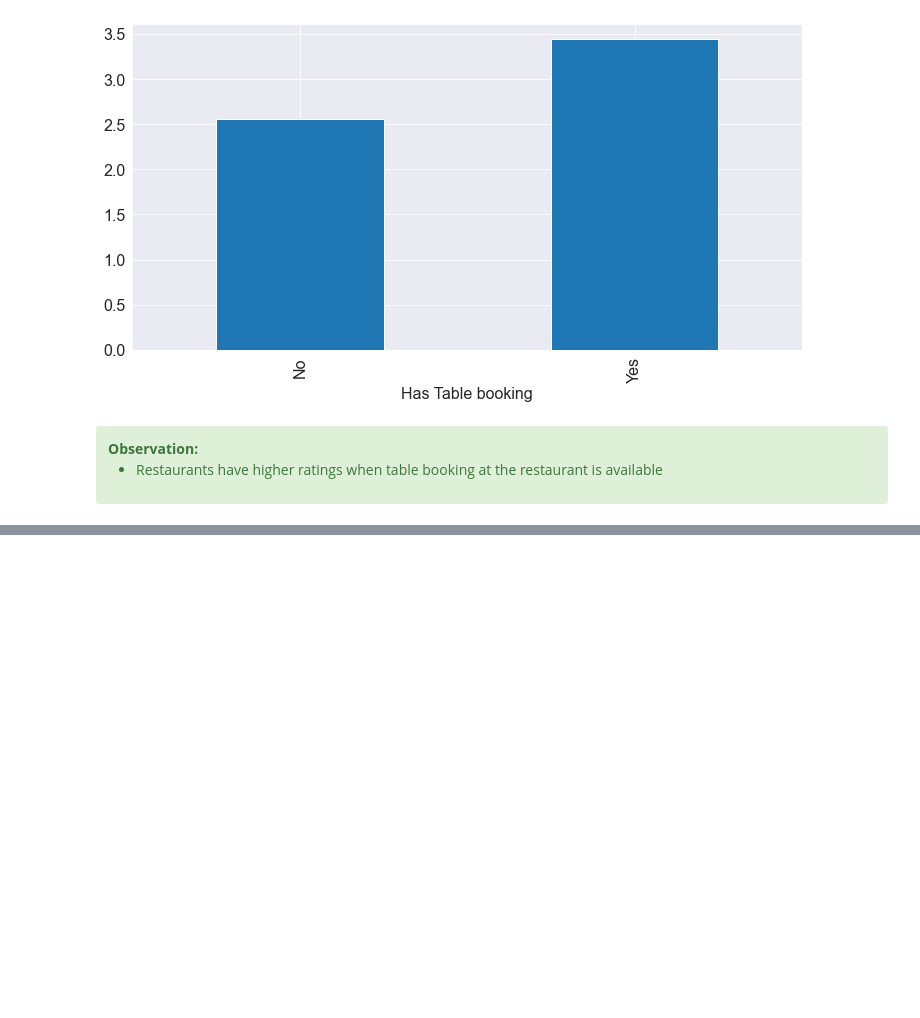
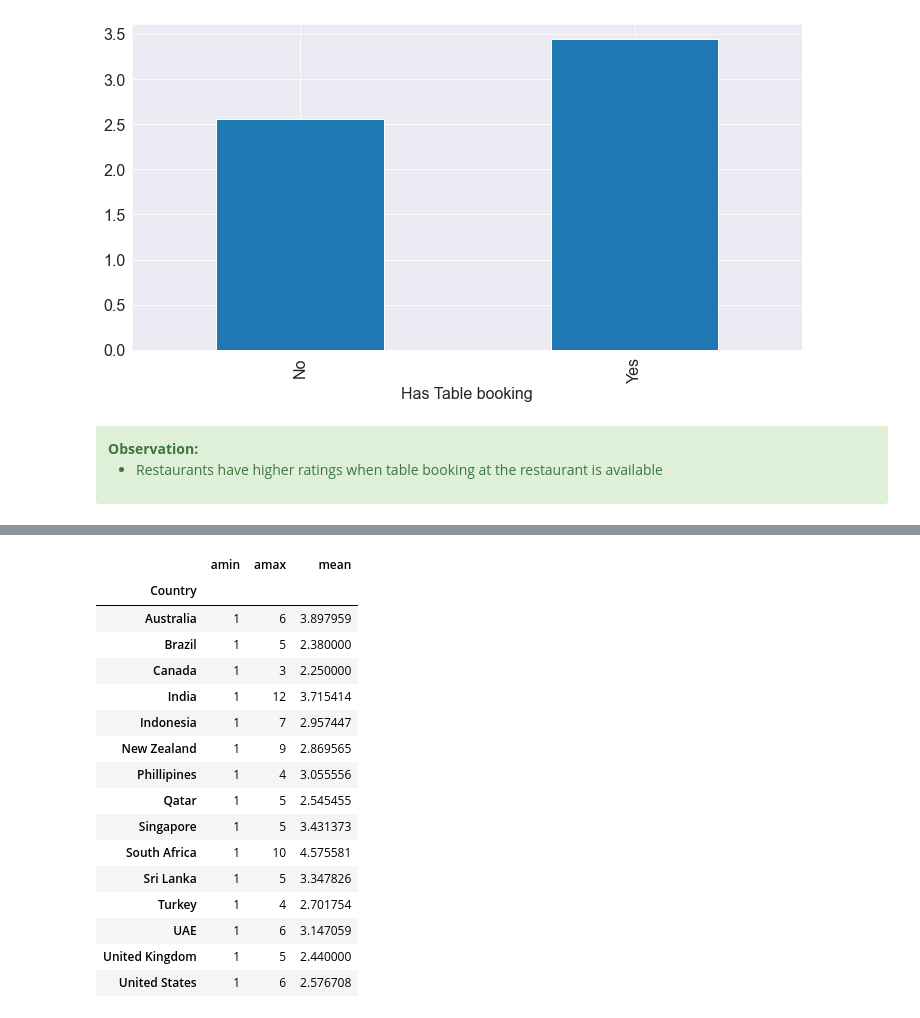
Before and after one commit to manaswikamila05/EDA, a Jupyter notebook: Zomato Restaurants Data/Zomato Case Study.ipynb, the cells around one changed output, grey strips where cells are left out. Drawn from its saved outputs; the diff is of its cells as text; code cells hidden in the pictures; blank space fills up the shorter version.

```diff
--- a/Zomato Restaurants Data/Zomato Case Study.ipynb
+++ b/Zomato Restaurants Data/Zomato Case Study.ipynb
@@ -1025,0 +1221,20 @@ sns.pairplot(final_df)
+# %%
+final_df.groupby("Country")["Cuisine Count"].agg([np.min, np.max, np.mean])
+# %% [output]
+|  | amin | amax | mean |
+| Country |  |  |  |
+| Australia | 1 | 6 | 3.897959 |
+| Brazil | 1 | 5 | 2.380000 |
+| Canada | 1 | 3 | 2.250000 |
+| India | 1 | 12 | 3.715414 |
+| Indonesia | 1 | 7 | 2.957447 |
+| New Zealand | 1 | 9 | 2.869565 |
+| Phillipines | 1 | 4 | 3.055556 |
+| Qatar | 1 | 5 | 2.545455 |
+| Singapore | 1 | 5 | 3.431373 |
+| South Africa | 1 | 10 | 4.575581 |
+| Sri Lanka | 1 | 5 | 3.347826 |
+| Turkey | 1 | 4 | 2.701754 |
+| UAE | 1 | 6 | 3.147059 |
+| United Kingdom | 1 | 5 | 2.440000 |
+| United States | 1 | 6 | 2.576708 |
```
Also changed, not shown: parts of 33 cells of this notebook.
